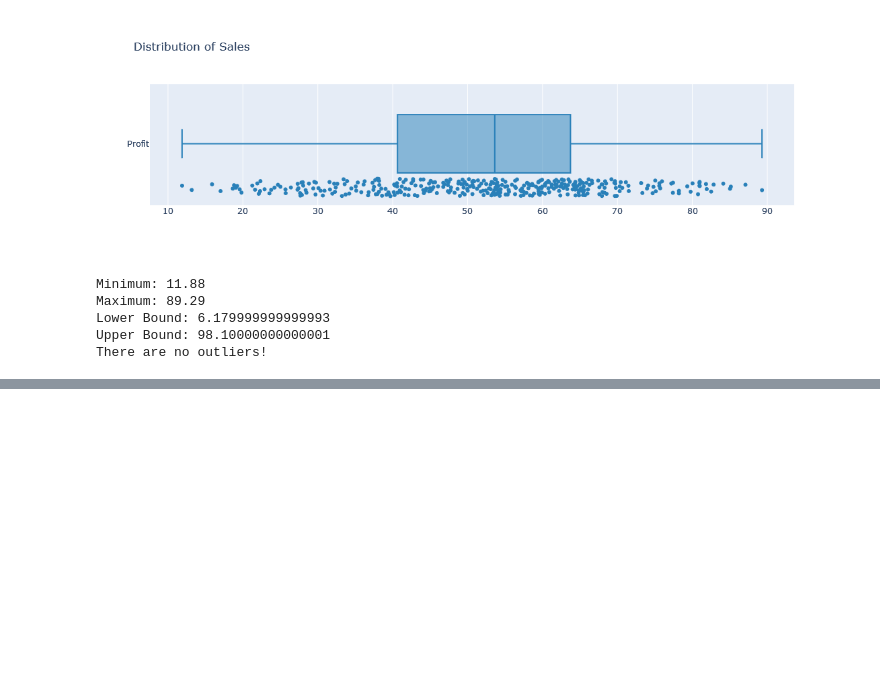
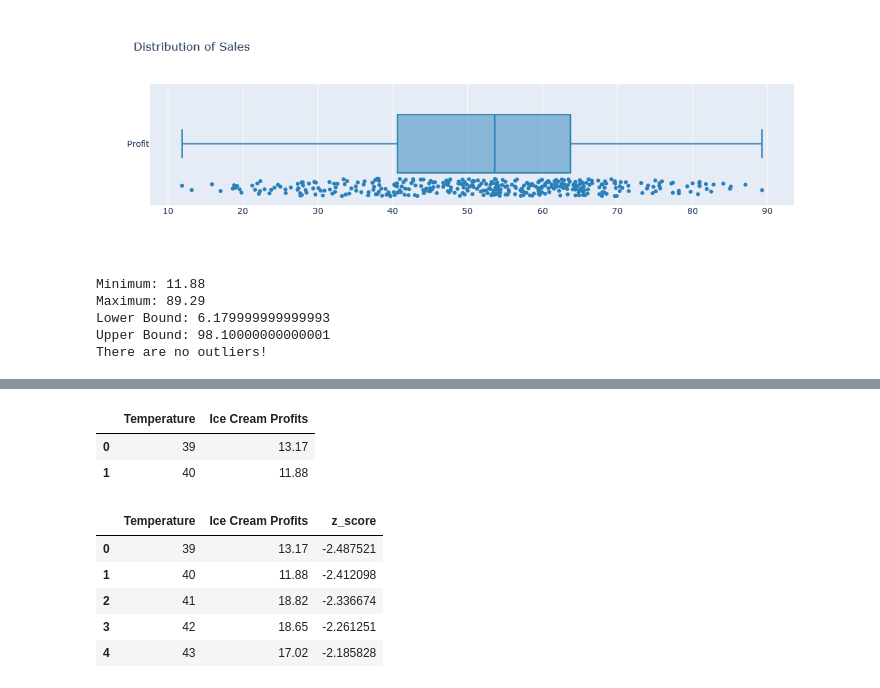
Before and after one commit to arfan64shah/Data_Science, a Jupyter notebook: Linear_Regression/Linear_Regression_Icecream_Dataset.ipynb, the cells around one changed output, grey strips where cells are left out. Cells and saved outputs as stored; diff of their text form; code cells hidden in the pictures; blank space fills up the shorter version.

```diff
--- a/Linear_Regression/Linear_Regression_Icecream_Dataset.ipynb
+++ b/Linear_Regression/Linear_Regression_Icecream_Dataset.ipynb
@@ -180,0 +208,7 @@ There are no outliers!
+# %%
+new_dataset = dataset.copy()
+new_dataset.head(2)
+# %% [output]
+|  | Temperature | Ice Cream Profits |
+| 0 | 39 | 13.17 |
+| 1 | 40 | 11.88 |
@@ -180,0 +218,9 @@ There are no outliers!
+# %%
+new_dataset.head()
+# %% [output]
+|  | Temperature | Ice Cream Profits | z_score |
+| 0 | 39 | 13.17 | -2.487521 |
+| 1 | 40 | 11.88 | -2.412098 |
+| 2 | 41 | 18.82 | -2.336674 |
+| 3 | 42 | 18.65 | -2.261251 |
+| 4 | 43 | 17.02 | -2.185828 |
```
Also changed, not shown: parts of 21 cells of this notebook.
